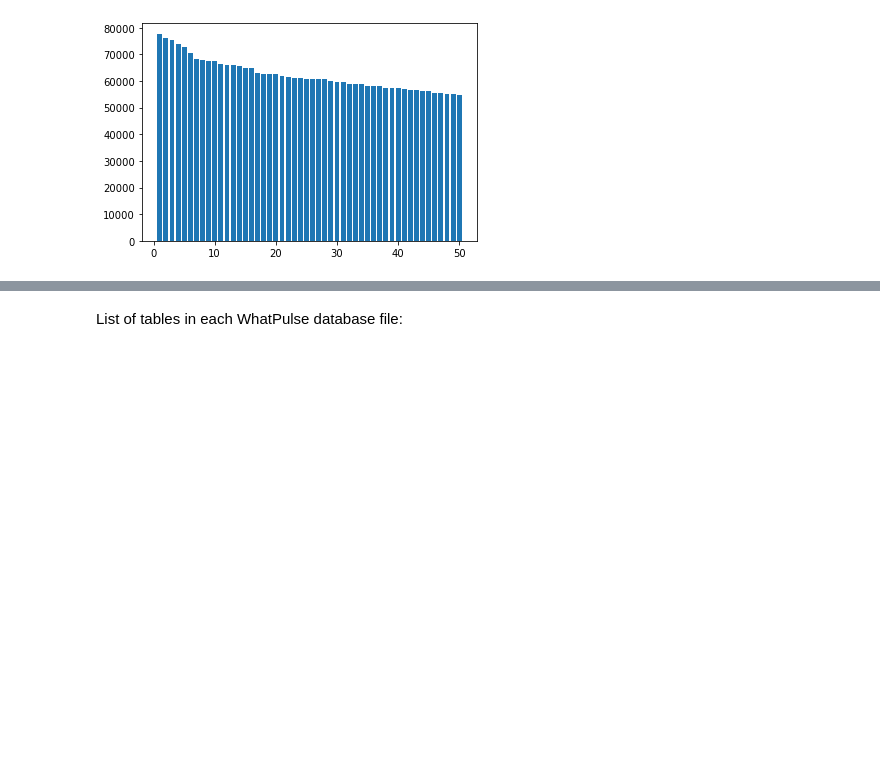
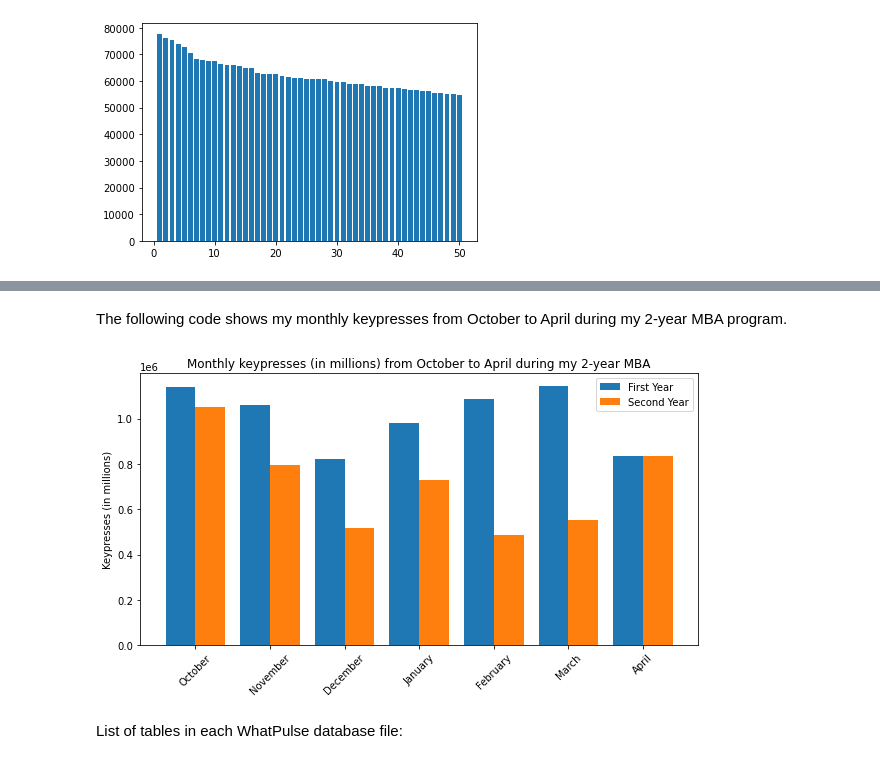
Before and after one commit to kburchfiel/fitbit_steps_and_whatpulse_keypresses_comparison, a Jupyter notebook: whatpulse_viewer_v2.ipynb, the cells around one changed output, grey strips where cells are left out. Drawn from its saved outputs; the diff is of its cells as text; code cells hidden in the pictures; blank space fills up the shorter version.

```diff
--- a/whatpulse_viewer_v2.ipynb
+++ b/whatpulse_viewer_v2.ipynb
@@ -246,0 +247,9 @@ plt.savefig('graphs\\daily_keypresses_and_MAs.png', dpi=400)
+# %%
+test_df = df_combined_daily_keypresses.copy()
+# %%
+df_monthly_keypresses = test_df.resample('M').sum()['keypresses'].reset_index()
+df_monthly_keypresses['Month'] = df_monthly_keypresses['Date'].dt.to_period('M')
+df_monthly_keypresses['Year'] = df_monthly_keypresses['Date'].dt.to_period('Y')
+df_monthly_keypresses.drop('Date', axis = 1, inplace = True)
+df_monthly_keypresses['keypresses'] = df_monthly_keypresses.pop('keypresses')
+df_monthly_keypresses
@@ -246,0 +274,20 @@ plt.savefig('graphs\\daily_keypresses_and_MAs.png', dpi=400)
+# %% [markdown]
+The following code shows my monthly keypresses from October to April during my 2-year MBA program.
+# %%
+fig, axes = plt.subplots(figsize=[10, 5])
+fig.set_facecolor('white')
+# Much of the following code was based on:
+# https://matplotlib.org/3.5.0/gallery/lines_bars_and_markers/barchart.html
+df_first_year = df_monthly_keypresses.query("Month >= '2020-10' & Month <= '2021-04'").copy()
+df_second_year = df_monthly_keypresses.query("Month >= '2021-10' & Month <= '2022-04'").copy()
+width = 0.4
+x = np.arange(len(df_first_year))
+axes.bar(x = x - width/2, height = df_first_year['keypresses'], label = 'First Year', width = width)
+axes.bar(x = x + width/2, height = df_second_year['keypresses'], label = 'Second Year', width = width)
+axes.set_xticks(x, ['October', 'November', 'December', 'January', 'February', 'March', 'April'], rotation = 45)
+plt.legend()
+plt.ylabel('Keypresses (in millions)')
+plt.title('Monthly keypresses (in millions) from October to April during my 2-year MBA')
+plt.savefig('graphs\\monthly_keypresses_during_MBA.png', dpi=400)
+# %% [output]
+[figure, added]
```
Also changed, not shown: parts of 13 cells of this notebook, 42 other files.
